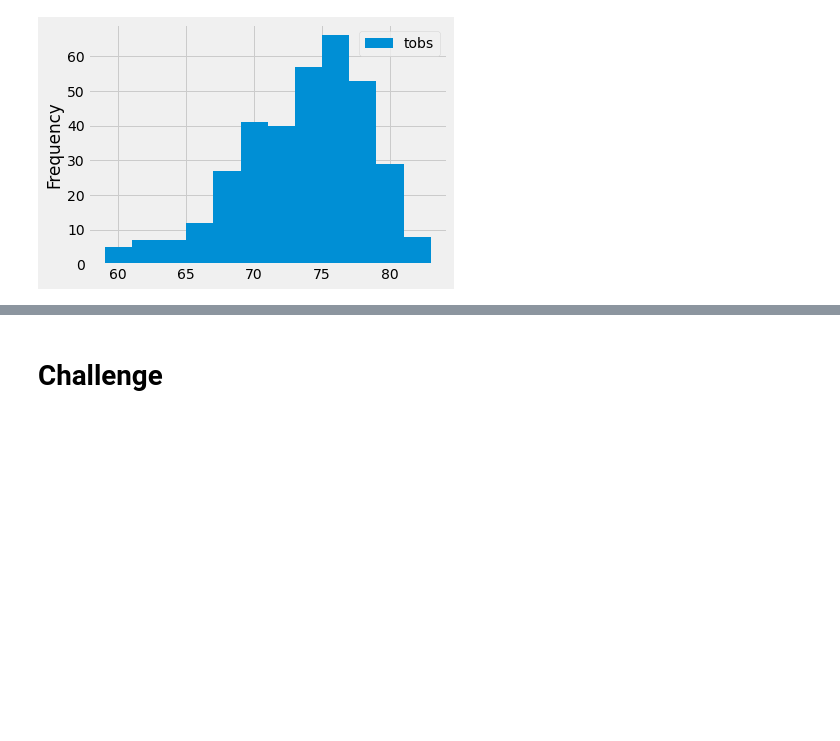
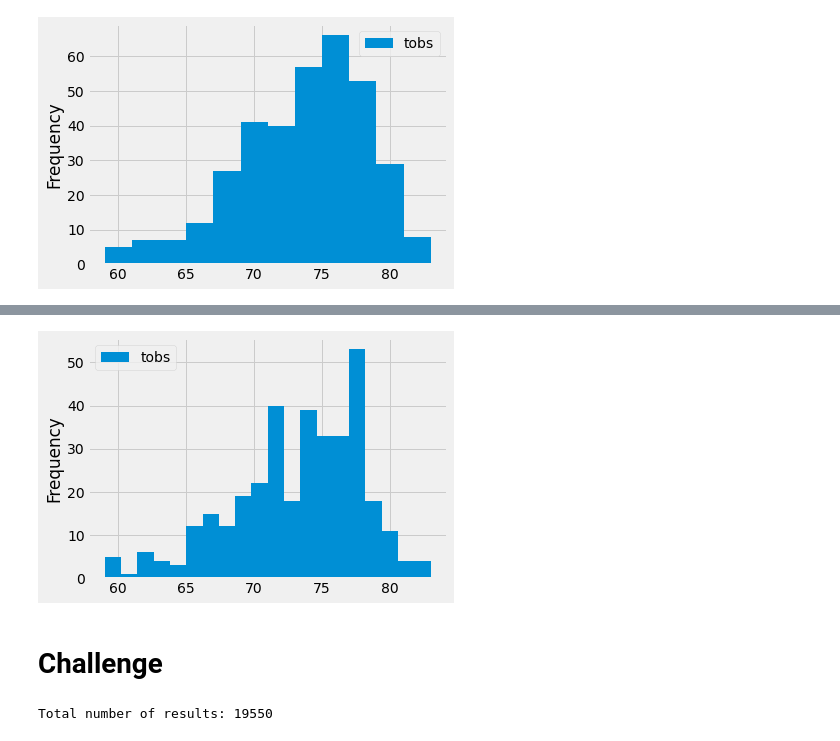
Before and after one commit to ines-tb/surfs_up-analysis, a Jupyter notebook: climate_analysis.ipynb, the cells around one changed output, grey strips where cells are left out. Drawn from its saved outputs; the diff is of its cells as text; code cells hidden in the pictures; blank space fills up the shorter version.

```diff
--- a/climate_analysis.ipynb
+++ b/climate_analysis.ipynb
@@ -214,5 +221,29 @@ plt.tight_layout()
+# %%
+# Bins = 20
+df.plot.hist(bins=20)
+plt.tight_layout()
+# %% [output]
+[figure, added]
 # %%
 # Write a function called `calc_temps` that will accept start date and end date in the format '%Y-%m-%d'
 # and return the minimum, average, and maximum temperatures for that range of dates
 # %% [markdown]
 # Challenge
+# %%
+# June and December data across all of the stations and years
+allResults = session.query(Measurement.date, Measurement.prcp, Measurement.tobs).all()
+
+# Total number of results
+print (f"Total number of results: {len(allResults)}")
+
+# Extract data for June and December
+juneResults = []
+decResults = []
+for item in allResults:
+    itemMonth = (dt.datetime.strptime(item[0], '%Y-%m-%d')).month
+    if (itemMonth == 6):
+        juneResults.append(item)
+    elif (itemMonth == 12):
+        decResults.append(item)
+# %% [output]
+Total number of results: 19550
```
Also changed, not shown: parts of 4 cells of this notebook.
